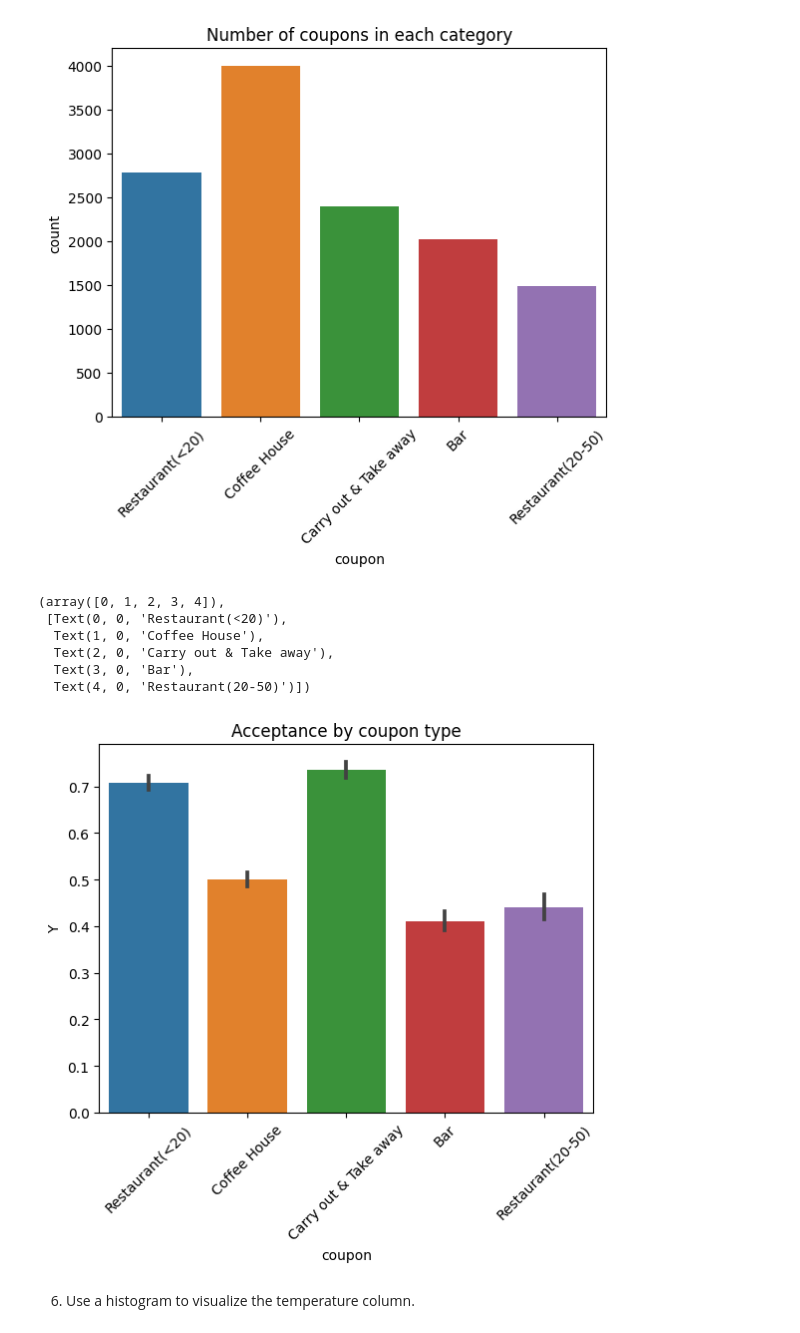
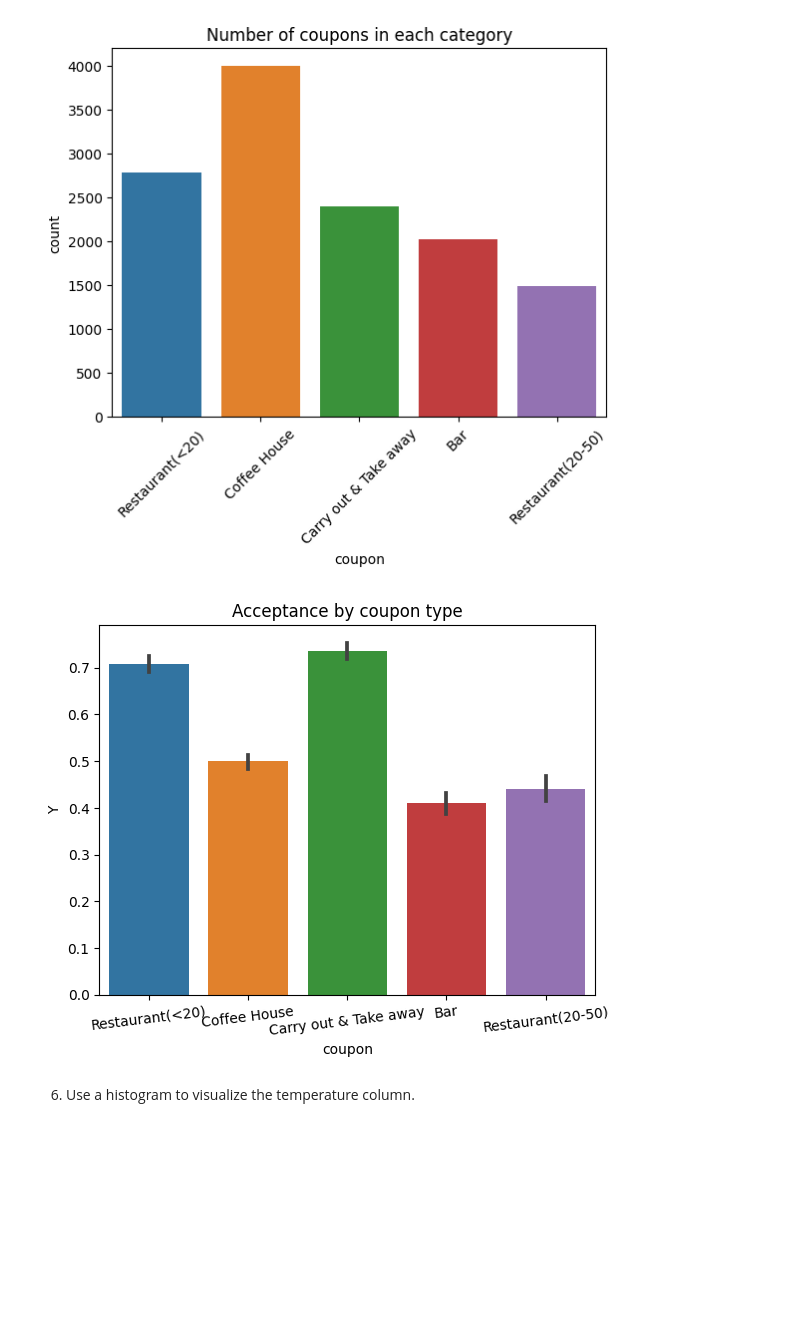
Before and after one commit to girishnath/machinelearning, a Jupyter notebook: customer-coupon-investigation/customer-coupon-investigation.ipynb, the cells around one changed output. Saved outputs shown, nothing was run; the diff lists cells and outputs as text; code cells hidden in the pictures; blank space fills up the shorter version.

Commit message:
Adding chart image and removing unnecessary images

```diff
--- a/customer-coupon-investigation/customer-coupon-investigation.ipynb
+++ b/customer-coupon-investigation/customer-coupon-investigation.ipynb
@@ -72,7 +72,8 @@ Use the prompts below to get started with your data analysis.
 
 1. Read in the `coupons.csv` file.
 # %%
-data = pd.read_csv('/content/drive/MyDrive/Github/machinelearning/customer-coupon-investigation/data/coupons.csv')
+contentRoot = '/content/drive/MyDrive/Github/machinelearning/customer-coupon-investigation'
+data = pd.read_csv('{}/data/coupons.csv'.format(contentRoot))
 # %%
 data.head()
 # %% [output]
@@ -222,15 +223,10 @@ plt.xticks(rotation=45)
 # %%
 sns.barplot(data=data, x='coupon', y='Y')
 plt.title('Acceptance by coupon type')
-plt.xticks(rotation=45)
+plt.xticks(rotation=7)
+plt.savefig('{}/images/acceptance_coupon_type.png'.format(contentRoot))
 # %% [output]
-(array([0, 1, 2, 3, 4]),
- [Text(0, 0, 'Restaurant(<20)'),
-  Text(1, 0, 'Coffee House'),
-  Text(2, 0, 'Carry out & Take away'),
-  Text(3, 0, 'Bar'),
-  Text(4, 0, 'Restaurant(20-50)')])
-[figure, old version]
+[figure, new version]
 # %% [markdown]
 6. Use a histogram to visualize the temperature column.
 # %%
```
Also changed, not shown: 9 other files.
